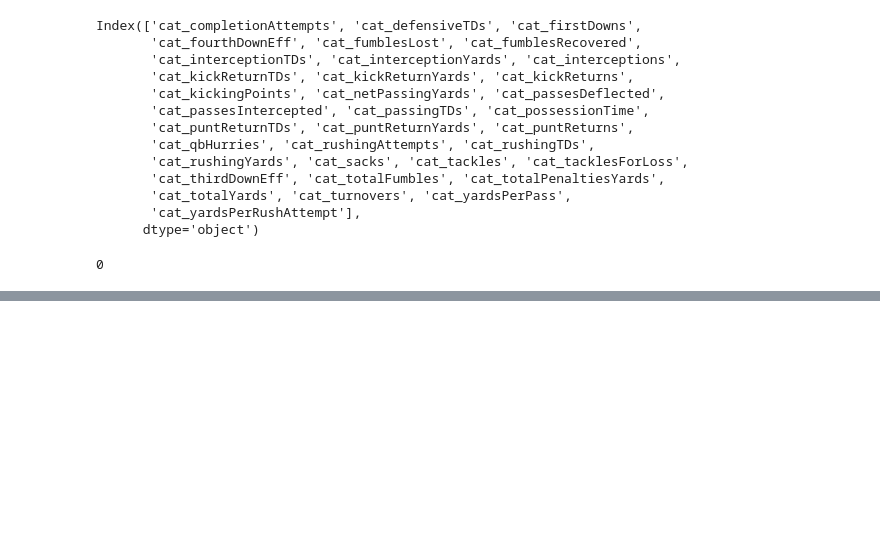
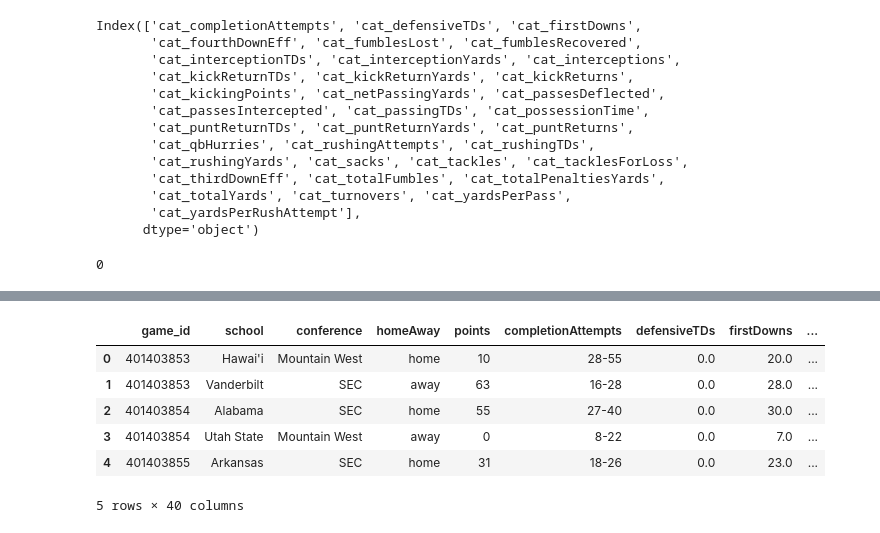
Before and after one commit to wjurden/college-football-project, a Jupyter notebook: code/eda/team_game_stats_eda.ipynb, the cells around one changed output, grey strips where cells are left out. Cells and saved outputs as stored; diff of their text form; code cells hidden in the pictures; blank space fills up the shorter version.

```diff
--- a/code/eda/team_game_stats_eda.ipynb
+++ b/code/eda/team_game_stats_eda.ipynb
@@ -227,0 +297,4 @@ df_dum['cat_turnovers'].values[0]
+# %%
+# Checking new file
+df_new = pd.read_csv('trans_team_game_stats_2022.csv')
+df_new.info()
@@ -227,0 +319,10 @@ df_dum['cat_turnovers'].values[0]
+# %%
+df_new.head()
+# %% [output]
+|  | game_id | school | conference | homeAway | points | completionAttempts | defensiveTDs | firstDowns | ... |
+| 0 | 401403853 | Hawai'i | Mountain West | home | 10 | 28-55 | 0.0 | 20.0 | ... |
+| 1 | 401403853 | Vanderbilt | SEC | away | 63 | 16-28 | 0.0 | 28.0 | ... |
+| 2 | 401403854 | Alabama | SEC | home | 55 | 27-40 | 0.0 | 30.0 | ... |
+| 3 | 401403854 | Utah State | Mountain West | away | 0 | 8-22 | 0.0 | 7.0 | ... |
+| 4 | 401403855 | Arkansas | SEC | home | 31 | 18-26 | 0.0 | 23.0 | ... |
+5 rows × 40 columns
```
Also changed, not shown: parts of 6 cells of this notebook.
